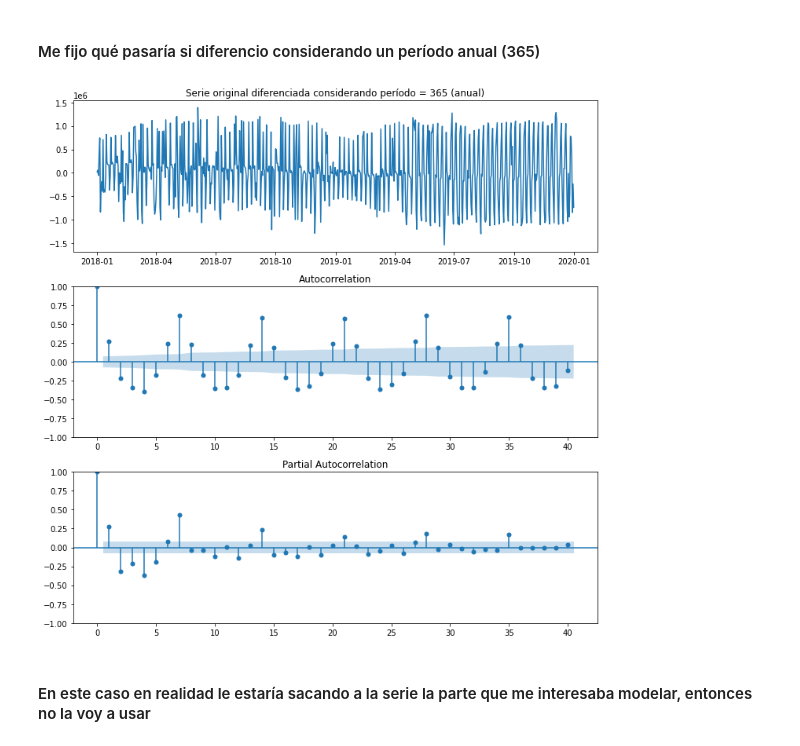
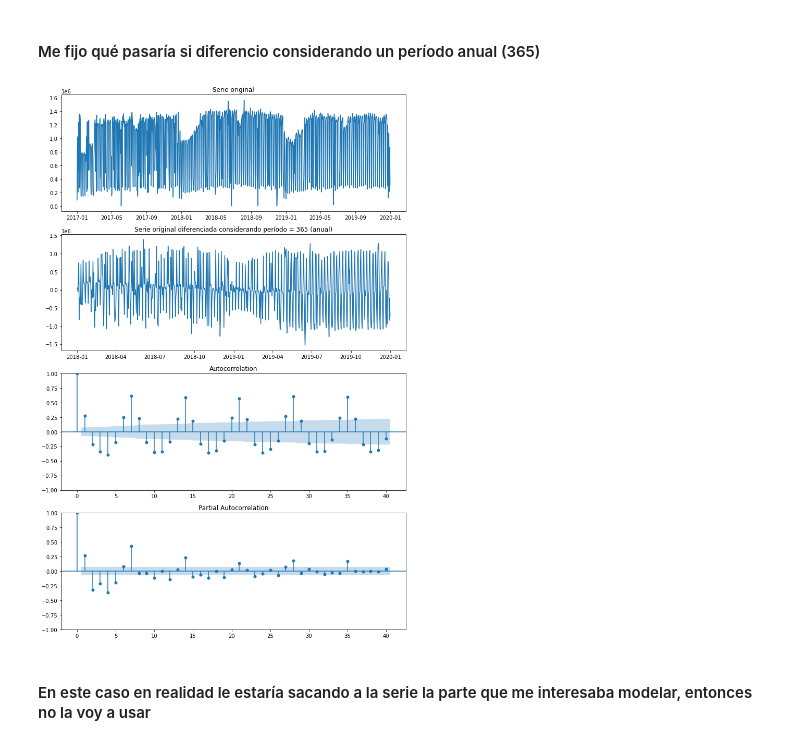
Before and after one commit to arigarmendia/Time-Series, a Jupyter notebook: TP/molinetes.ipynb, the cells around one changed output. Cells and saved outputs as stored; diff of their text form; code cells hidden in the pictures.

```diff
--- a/TP/molinetes.ipynb
+++ b/TP/molinetes.ipynb
@@ -411,8 +411,8 @@ plt.show()
 difference = molinetes.copy()
 # %%
 difference['diff_1'] = difference['total'].diff()
-difference['diff_2'] = difference['total'].diff(periods = 7)
-difference['diff_3'] = difference['total'].diff(periods = 365)
+difference['diff_7'] = difference['total'].diff(periods = 7)
+difference['diff_365'] = difference['total'].diff(periods = 365)
 # %%
 fig, ax = plt.subplots(3,1,figsize=(10,10))
 ax[0].plot(difference.diff_1)
@@ -442,15 +444,17 @@ plt.show()
 # %% [markdown]
 #### Me fijo qué pasaría si diferencio considerando un período anual (365)
 # %%
-fig, ax = plt.subplots(3,1,figsize=(10,10))
-ax[0].plot(difference.diff_3)
-ax[0].set_title('Serie original diferenciada considerando período = 365 (anual)')
-sm.graphics.tsa.plot_acf(difference.diff_3[365:], lags=40, ax=ax[1])
-sm.graphics.tsa.plot_pacf(difference.diff_3[365:], method='ywm', lags=40, ax=ax[2])
+fig, ax = plt.subplots(4,1,figsize=(10,15))
+ax[0].plot(molinetes)
+ax[0].set_title('Serie original')
+ax[1].plot(difference.diff_365)
+ax[1].set_title('Serie original diferenciada considerando período = 365 (anual)')
+sm.graphics.tsa.plot_acf(difference.diff_365[365:], lags=40, ax=ax[2])
+sm.graphics.tsa.plot_pacf(difference.diff_365[365:], method='ywm', lags=40, ax=ax[3])
 plt.tight_layout()
 plt.show()
 # %% [output]
-[figure, old version]
+[figure, new version]
 # %% [markdown]
 #### En este caso en realidad le estaría sacando a la serie la parte que me interesaba modelar, entonces no la voy a usar
 # %% [markdown]
```
Also changed, not shown: parts of 19 cells of this notebook.
